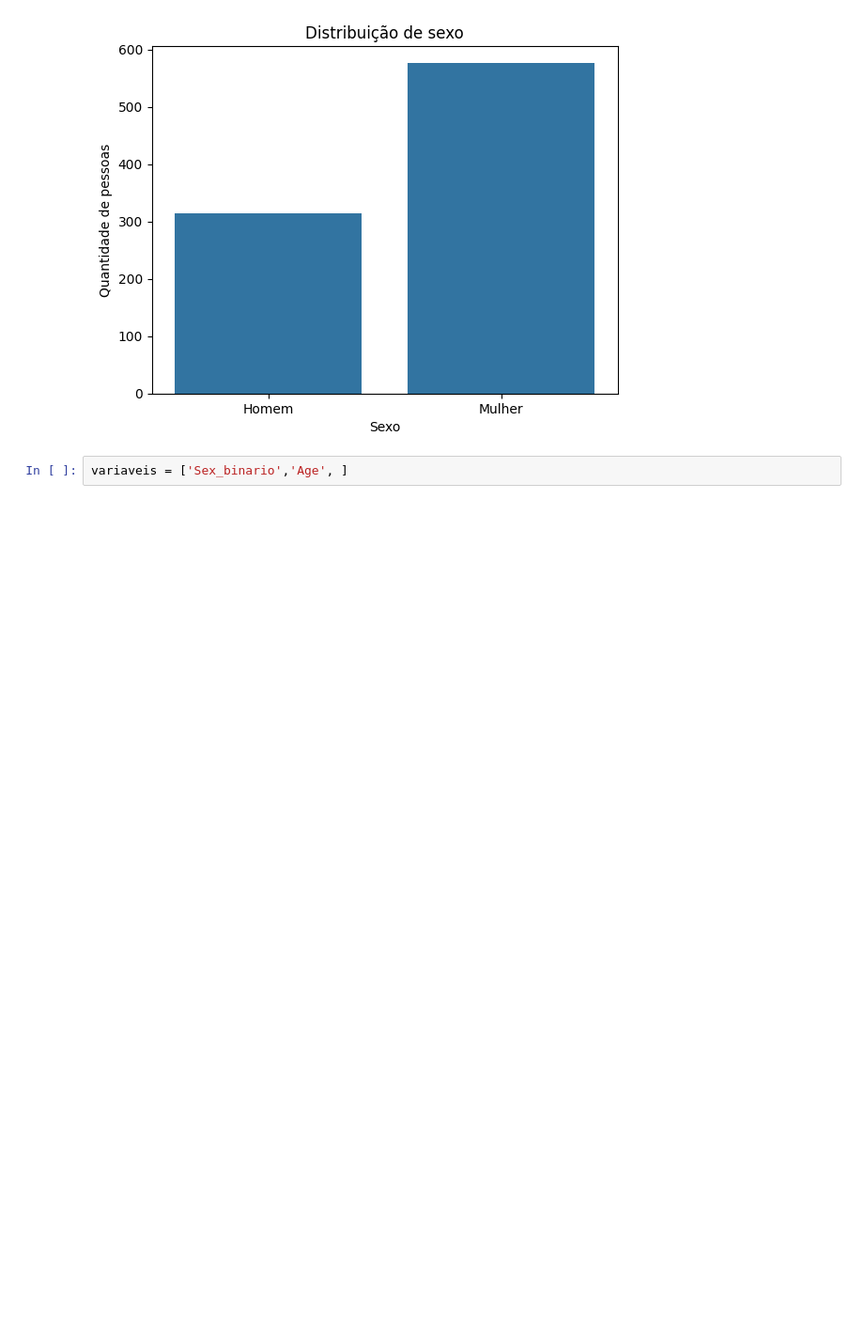
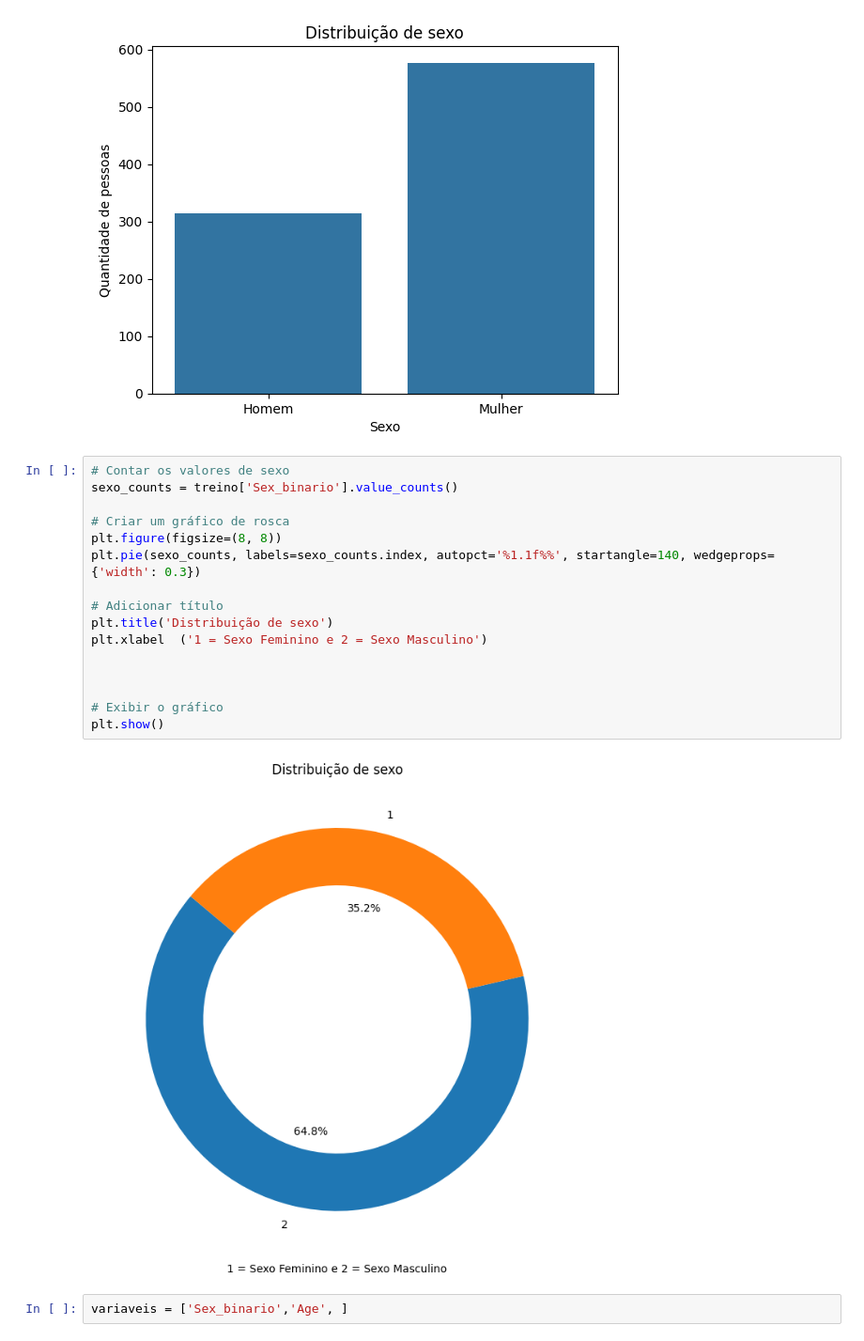
Before and after one commit to maferrepy/Titanic_kaggle, a Jupyter notebook: titanic.ipynb, the cells around one changed output. Shown at 94% size. Drawn from its saved outputs; the diff is of its cells as text; blank space fills up the shorter version.

```diff
--- a/titanic.ipynb
+++ b/titanic.ipynb
@@ -165,6 +165,24 @@ plt.xticks([1, 0], ['Mulher', 'Homem'])
 plt.show()
 # %% [output]
 [figure]
+# %%
+# Contar os valores de sexo
+sexo_counts = treino['Sex_binario'].value_counts()
+
+# Criar um gráfico de rosca
+plt.figure(figsize=(8, 8))
+plt.pie(sexo_counts, labels=sexo_counts.index, autopct='%1.1f%%', startangle=140, wedgeprops={'width': 0.3})
+
+# Adicionar título
+plt.title('Distribuição de sexo')
+plt.xlabel  ('1 = Sexo Feminino e 2 = Sexo Masculino')
+
+
+
+# Exibir o gráfico
+plt.show()
+# %% [output]
+[figure, added]
 # %%
 variaveis = ['Sex_binario','Age', ]
 # %%
```
